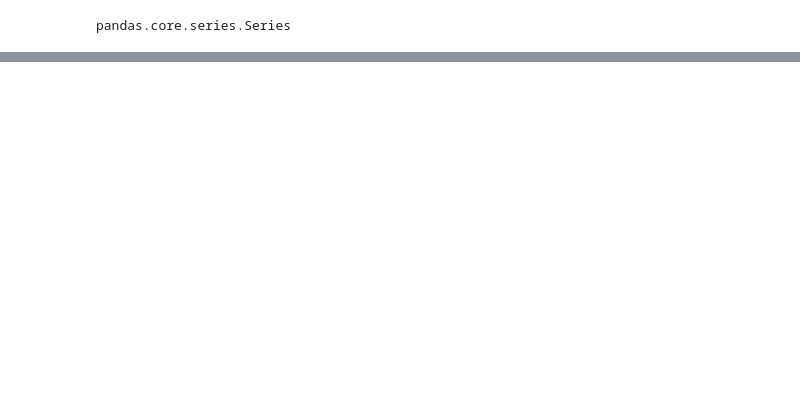
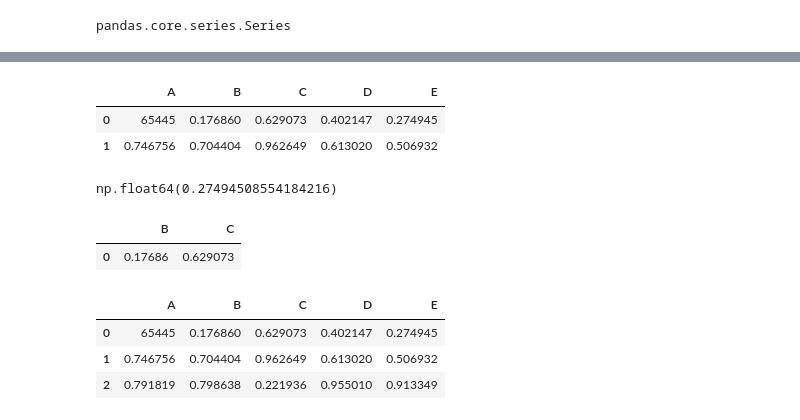
Before and after one commit to arman-hossain45/MACHINE_LEARNING-LIB-ALGO-, a Jupyter notebook: pandas/pandas.ipynb, the cells around one changed output, grey strips where cells are left out. Cells and saved outputs as stored; diff of their text form; code cells hidden in the pictures; blank space fills up the shorter version.

```diff
--- a/pandas/pandas.ipynb
+++ b/pandas/pandas.ipynb
@@ -553,0 +570,22 @@ newdf.loc[[1,2], :]#it show 1 and 2 row and all column
+# %%
+newdf.head(2)
+# %% [output]
+|  | A | B | C | D | E |
+| 0 | 65445 | 0.176860 | 0.629073 | 0.402147 | 0.274945 |
+| 1 | 0.746756 | 0.704404 | 0.962649 | 0.613020 | 0.506932 |
+# %%
+newdf.iloc[0,4]#its count 0 to 4 which value is 0.275744
+# %% [output]
+np.float64(0.27494508554184216)
+# %%
+ newdf.iloc[[0.5],[1,2]]
+# %% [output]
+|  | B | C |
+| 0 | 0.17686 | 0.629073 |
+# %%
+newdf.head(3)
+# %% [output]
+|  | A | B | C | D | E |
+| 0 | 65445 | 0.176860 | 0.629073 | 0.402147 | 0.274945 |
+| 1 | 0.746756 | 0.704404 | 0.962649 | 0.613020 | 0.506932 |
+| 2 | 0.791819 | 0.798638 | 0.221936 | 0.955010 | 0.913349 |
```
Also changed, not shown: parts of 31 cells of this notebook, 1 other file.
